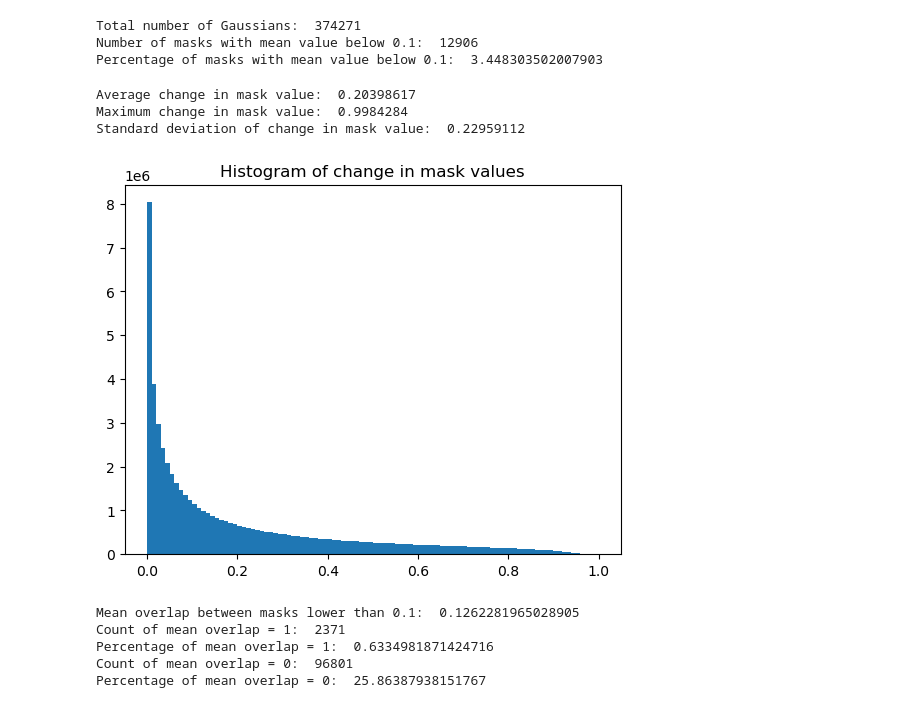
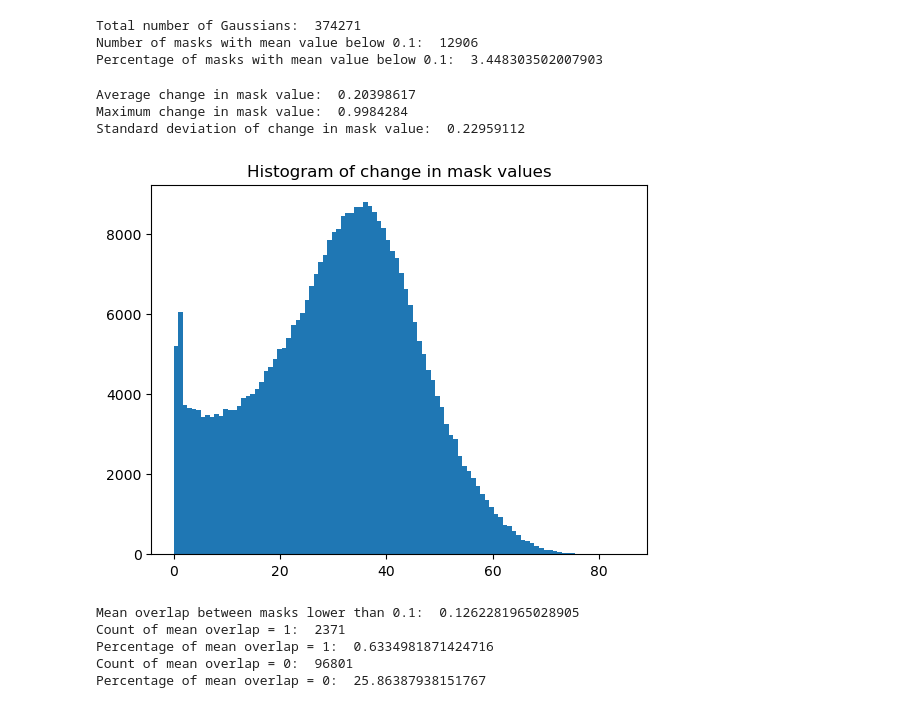
Before and after one commit to saqibjaved1/Dynamic3DGaussians, a Jupyter notebook: analysis.ipynb, the cells around one changed output. Saved outputs shown, nothing was run; the diff lists cells and outputs as text; code cells hidden in the pictures.

```diff
--- a/analysis.ipynb
+++ b/analysis.ipynb
@@ -50,20 +50,20 @@ Percentage of masks with mean value below 0.1:  3.448303502007903
 # %%
 # Average change in mask value
 print("Average change in mask value: ", np.mean(np.abs(np.diff(gaussian_masks, axis=1))))
 # Maximum change in mask value
 print("Maximum change in mask value: ", np.max(np.abs(np.diff(gaussian_masks, axis=1))))
 # Standard deviation of change in mask value
 print("Standard deviation of change in mask value: ", np.std(np.abs(np.diff(gaussian_masks, axis=1))))
 
 # Histogram of change in mask values
-plt.hist(np.abs(np.diff(gaussian_masks, axis=1)).flatten(), bins=100)
+plt.hist(np.sum(np.abs(np.diff(gaussian_masks, axis=1)), axis=1), bins=100)
 plt.title("Histogram of change in mask values")
 plt.show()
 # %% [output]
 Average change in mask value:  0.20398617
 Maximum change in mask value:  0.9984284
 Standard deviation of change in mask value:  0.22959112
-[figure, old version]
+[figure, new version]
 # %%
 # Overlap between masks lower than 0.1
 
```
Also changed, not shown: 5 other files.
